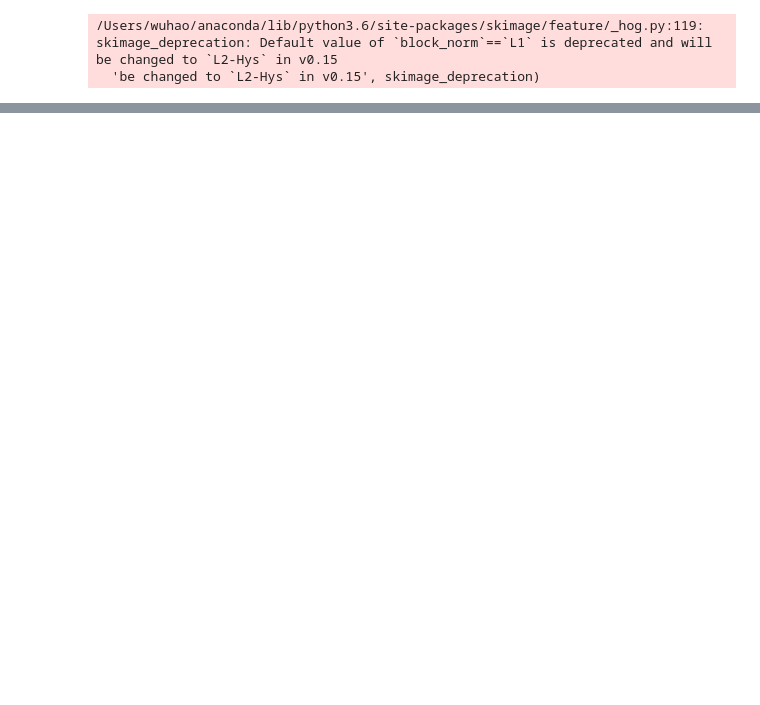
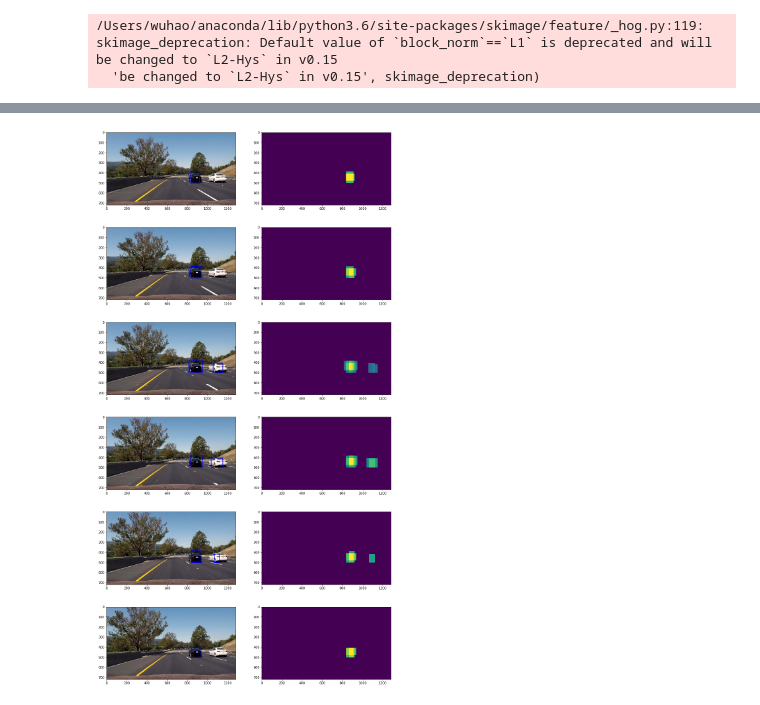
Before and after one commit to JWC1212/CarND-Vehicle-Detection-master, a Jupyter notebook: vehicle_detection.ipynb, the cells around one changed output, grey strips where cells are left out. Cells and saved outputs as stored; diff of their text form; code cells hidden in the pictures; blank space fills up the shorter version.

```diff
--- a/vehicle_detection.ipynb
+++ b/vehicle_detection.ipynb
@@ -130,8 +166,10 @@ print(labels.shape)
 # %%
+from sklearn.utils import shuffle
 from sklearn.preprocessing import StandardScaler
 from sklearn.model_selection import train_test_split
 from sklearn.model_selection import GridSearchCV
 from sklearn.svm import LinearSVC
+features, labels=shuffle(features,labels)
 # Fit a per-column scaler
 feat_scaler = StandardScaler().fit(features)
 # Apply the scaler to X
@@ -144,10 +182,13 @@ print(test_X.shape)
 print(train_y.shape)
 print(test_y.shape)
 #parameters = {'kernel':('linear', 'rbf'), 'C':[1, 10]}
-svc = LinearSVC()
+svc = LinearSVC(C=1.2)
 #clf = GridSearchCV(svr, parameters)
 svc.fit(train_X,train_y)
 print('Test Accuracy of SVC = ', svc.score(test_X, test_y))
+data={'scaler':feat_scaler,'clf':svc}
+#with open("data.pickle",'wb') as f:
+    #pickle.dump(data,f)
 # %% [output]
 (14208, 7872)
 (3552, 7872)
@@ -383,2 +473,7 @@ plt.imshow(result)
+# %%
+integrated_scale_img_list=[]
+for i in range(len(total_bboxes_list)):
+    integrated_scale_img_list.append(draw_boxes(test_img_list[i],total_bboxes_list[i]))
+    mpimg.imsave('./test_images/scale162_test'+str(i+1)+'.jpg',integrated_scale_img_list[i])
 # %%
 from scipy.ndimage.measurements import label
@@ -449,0 +511,34 @@ fig.tight_layout()
+# %%
+draw_img_list=[]
+heatmap_list=[]
+labels_list=[]
+for i in range(6):
+    heat = np.zeros_like(test_img_list[i][:,:,0]).astype(np.float)
+    # Add heat to each box in box list
+    heat = add_heat(heat,total_bboxes_list[i])
+
+    # Apply threshold to help remove false positives
+    heat = apply_threshold(heat,4)
+
+    # Visualize the heatmap when displaying
+    heatmap = np.clip(heat, 0, 255)
+    heatmap_list.append(heatmap)
+    #mpimg.imsave('./test_images/final_heatmap_test'+str(i+1)+'.jpg',heatmap_list[i])
+    # Find final boxes from heatmap using label function
+    labels = label(heatmap)
+    labels_list.append(labels)
+    draw_img_list.append(draw_labeled_bboxes(np.copy(test_img_list[i]), labels))
+    #mpimg.imsave('./test_images/final_test'+str(i+1)+'.jpg',draw_img_list[i])
+# %%
+fg=plt.figure(figsize=(16,32))
+#plt.imshow(draw_img_list[5])
+for row in range(6):
+    for col in range(2):
+        if col==0:
+            plt.subplot(6,2,2*row+col+1)
+            plt.imshow(draw_img_list[row])
+        else:
+            plt.subplot(6,2,2*row+col+1)
+            plt.imshow(heatmap_list[row])
+# %% [output]
+[figure, added]
```
Also changed, not shown: parts of 12 cells of this notebook, 1 other file.
